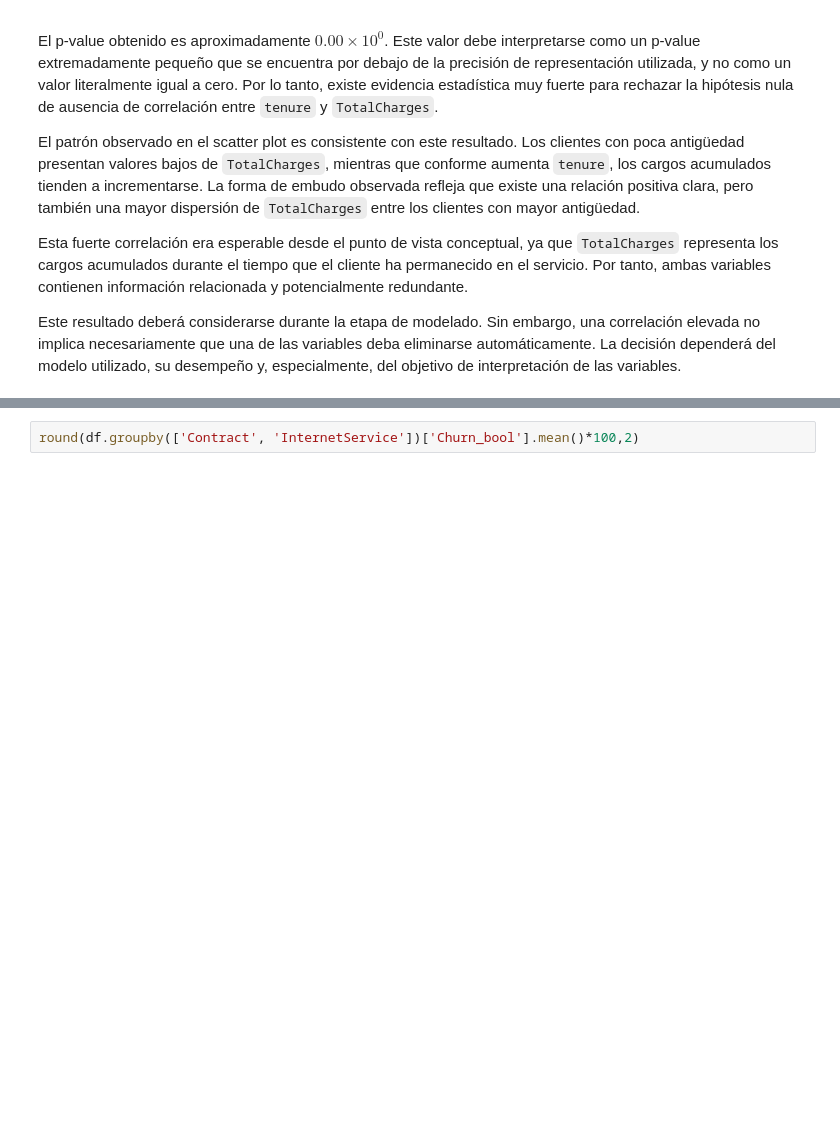
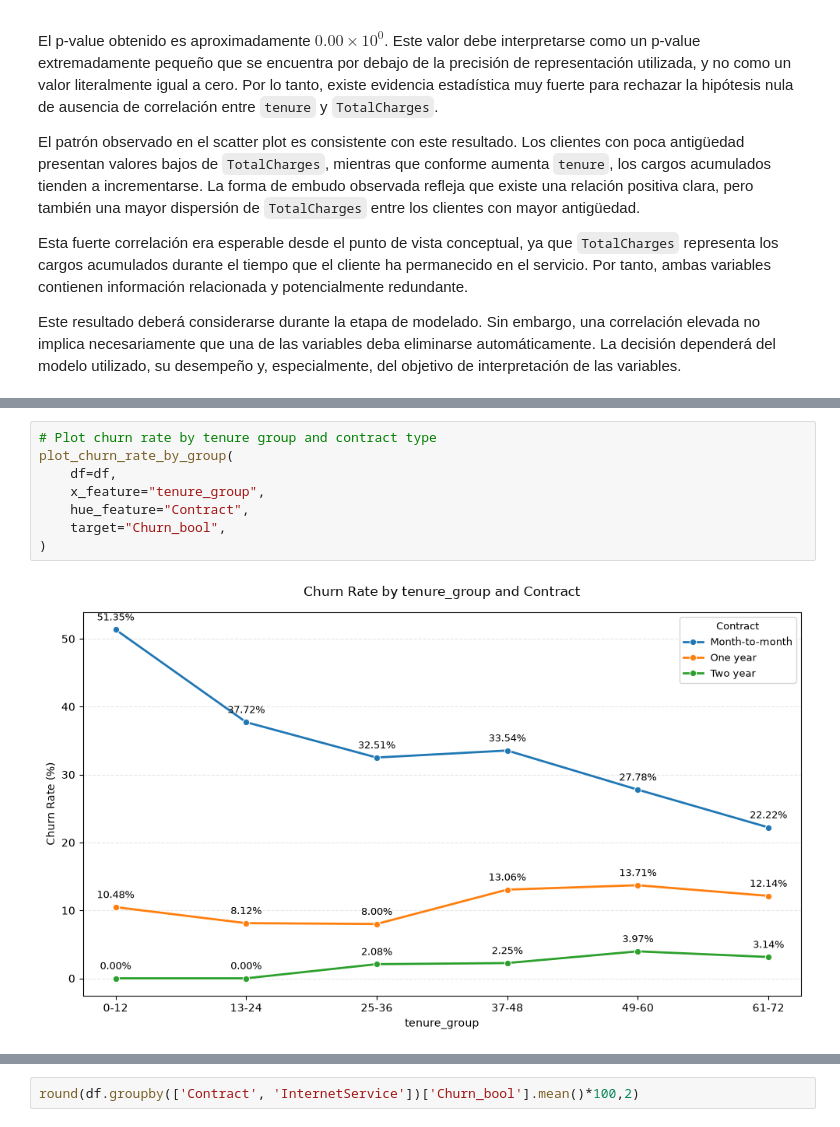
Before and after one commit to josue-rdgzcb/customer-churn-prediction-and-segmentation, a Jupyter notebook: notebooks/01_data_exploration.ipynb, the cells around one changed output, grey strips where cells are left out. Drawn from its saved outputs; the diff is of its cells as text; blank space fills up the shorter version.

Commit message:
feat(notebook): add churn rate analysis for contract and tenure groups

```diff
--- a/notebooks/01_data_exploration.ipynb
+++ b/notebooks/01_data_exploration.ipynb
@@ -1198,0 +1211,10 @@ Este resultado deberá considerarse durante la etapa de modelado. Sin embargo, u
+# %%
+# Plot churn rate by tenure group and contract type
+plot_churn_rate_by_group(
+    df=df,
+    x_feature="tenure_group",
+    hue_feature="Contract",
+    target="Churn_bool",
+)
+# %% [output]
+[figure, added]
```
Also changed, not shown: parts of 3 cells of this notebook.
